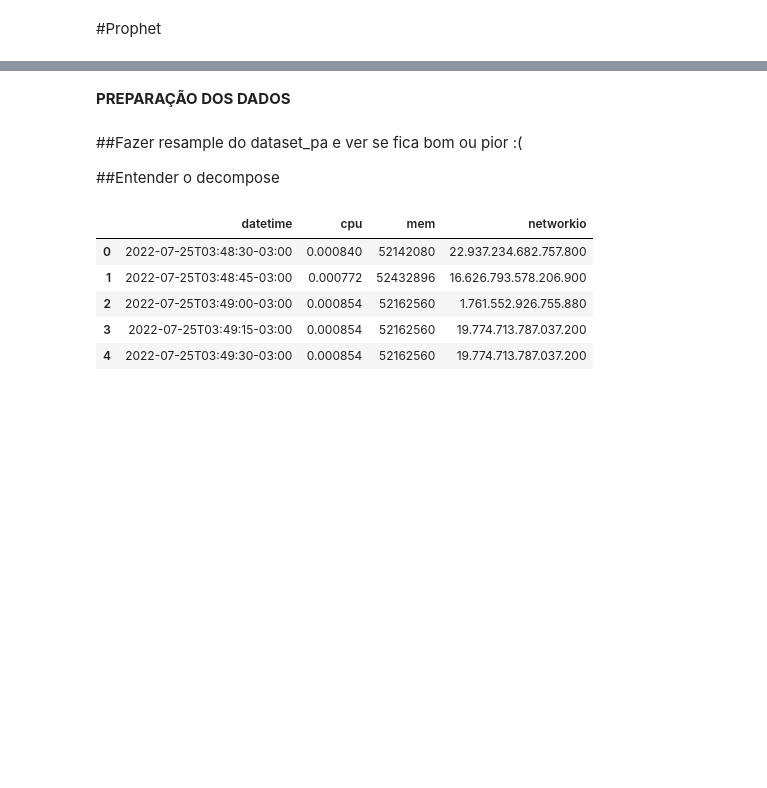
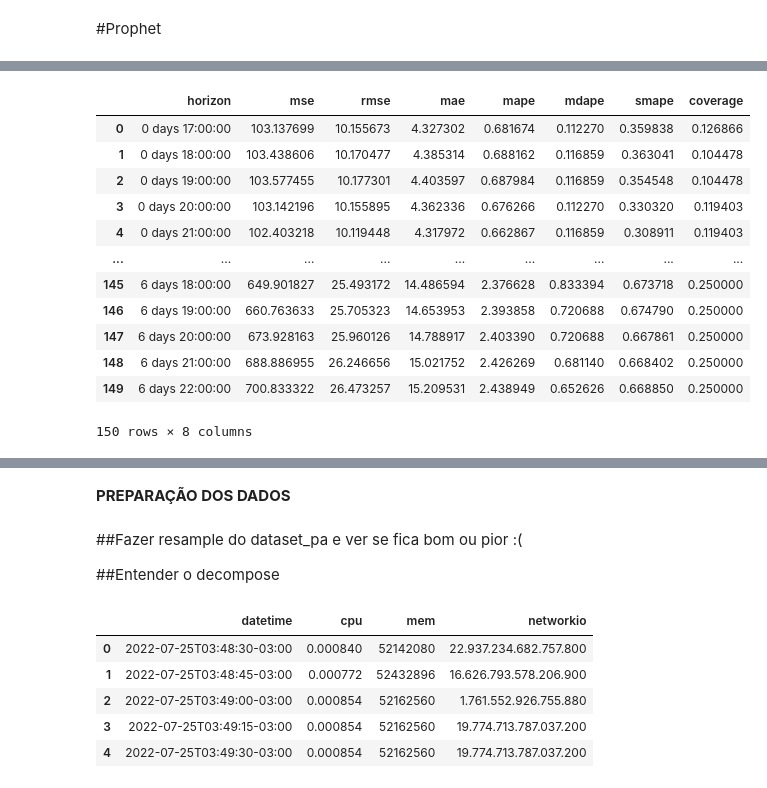
Before and after one commit to edgleuma-abreu/IGTI, a Jupyter notebook: Projeto_Aplicado_v2.ipynb, the cells around one changed output, grey strips where cells are left out. Drawn from its saved outputs; the diff is of its cells as text; code cells hidden in the pictures; blank space fills up the shorter version.

```diff
--- a/Projeto_Aplicado_v2.ipynb
+++ b/Projeto_Aplicado_v2.ipynb
@@ -107,4 +125,4 @@ memory usage: 8.0+ KB
 # %%
 #df.index = df[["datahora"]].apply(pd.to_datetime, format="%d/%m/%y %H:%M")
 #df_mem.index = df_mem[["datahora"]].apply(pd.to_datetime, format="%d/%m/%y %H:%M")
-#df_cpu.index = df_cpu[["datahora"]].apply(pd.to_datetime, format="%d/%m/%y %H:%M")
+df_cpu['datahora'] = df_cpu[["datahora"]].apply(pd.to_datetime, format="%d/%m/%y %H:%M")
@@ -670,0 +374,5 @@ model.plot(forecast)
+# %%
+
+# Python
+from prophet.diagnostics import cross_validation
+df_cv = cross_validation(m, initial='1 hour', period='24 hours', horizon = '168 hours')
@@ -670,0 +430,18 @@ model.plot(forecast)
+# %%
+from prophet.diagnostics import performance_metrics
+df_p = performance_metrics(df_cv)
+df_p.head(150)
+# %% [output]
+|  | horizon | mse | rmse | mae | mape | mdape | smape | coverage |
+| 0 | 0 days 17:00:00 | 103.137699 | 10.155673 | 4.327302 | 0.681674 | 0.112270 | 0.359838 | 0.126866 |
+| 1 | 0 days 18:00:00 | 103.438606 | 10.170477 | 4.385314 | 0.688162 | 0.116859 | 0.363041 | 0.104478 |
+| 2 | 0 days 19:00:00 | 103.577455 | 10.177301 | 4.403597 | 0.687984 | 0.116859 | 0.354548 | 0.104478 |
+| 3 | 0 days 20:00:00 | 103.142196 | 10.155895 | 4.362336 | 0.676266 | 0.112270 | 0.330320 | 0.119403 |
+| 4 | 0 days 21:00:00 | 102.403218 | 10.119448 | 4.317972 | 0.662867 | 0.116859 | 0.308911 | 0.119403 |
+| ... | ... | ... | ... | ... | ... | ... | ... | ... |
+| 145 | 6 days 18:00:00 | 649.901827 | 25.493172 | 14.486594 | 2.376628 | 0.833394 | 0.673718 | 0.250000 |
+| 146 | 6 days 19:00:00 | 660.763633 | 25.705323 | 14.653953 | 2.393858 | 0.720688 | 0.674790 | 0.250000 |
+| 147 | 6 days 20:00:00 | 673.928163 | 25.960126 | 14.788917 | 2.403390 | 0.720688 | 0.667861 | 0.250000 |
+| 148 | 6 days 21:00:00 | 688.886955 | 26.246656 | 15.021752 | 2.426269 | 0.681140 | 0.668402 | 0.250000 |
+| 149 | 6 days 22:00:00 | 700.833322 | 26.473257 | 15.209531 | 2.438949 | 0.652626 | 0.668850 | 0.250000 |
+150 rows × 8 columns
```
Also changed, not shown: parts of 70 cells of this notebook.
